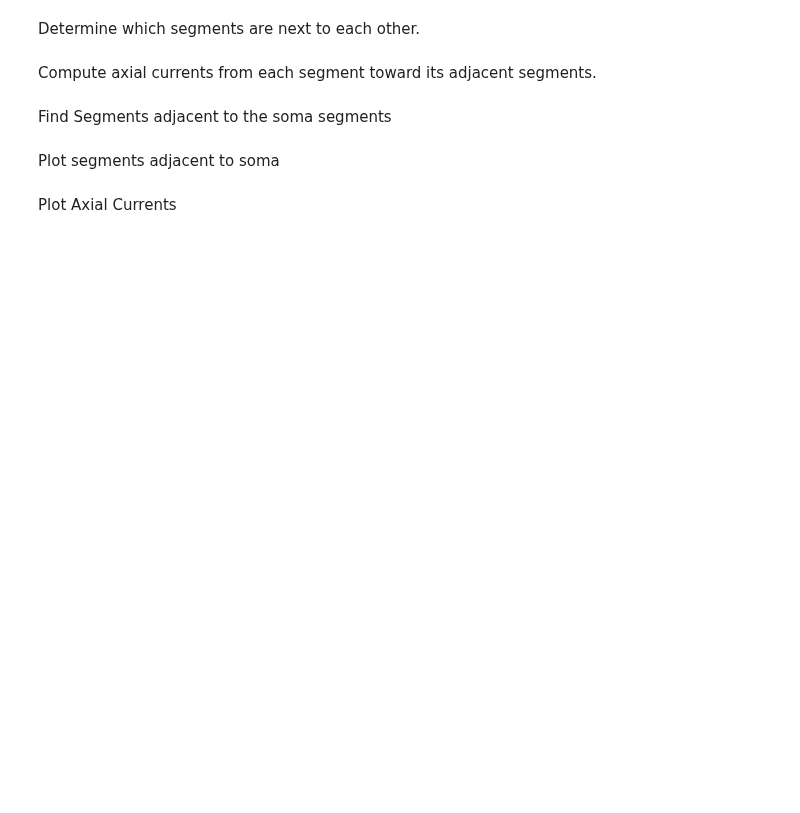
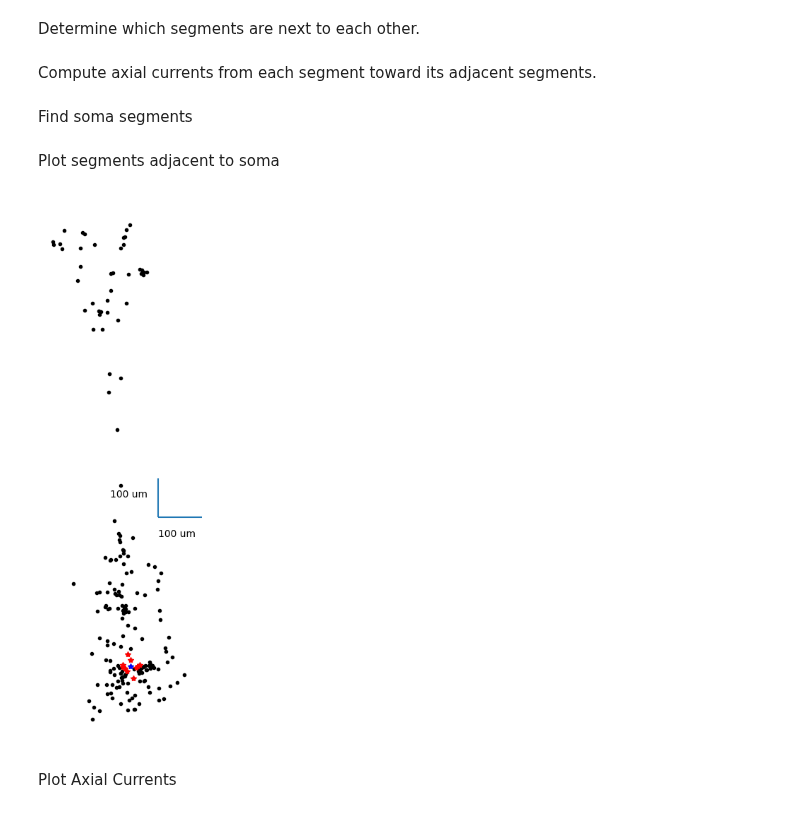
Before and after one commit to davidfague/Neural-Modeling, a Jupyter notebook: Soma_Axial_Currents.ipynb, the cells around one changed output. Cells and saved outputs as stored; diff of their text form; code cells hidden in the pictures; blank space fills up the shorter version.

```diff
--- a/Soma_Axial_Currents.ipynb
+++ b/Soma_Axial_Currents.ipynb
@@ -170,13 +150,13 @@ for i in range(len(segIDs)):
 Compute axial currents from each segment toward its adjacent segments.
 # %%
 #compute axial currents between all segments
-for probe in probes:
-  for adjprobe in probe.adjprobes:
-    axc=(probe.seg_v-adjprobe.seg_v)/(probe.halfsegRa+adjprobe.halfsegRa) #compute axial current using (v_in-v_out)/(halfsegRa+halfsegRa)
-    probe.axialcurrents.append(axc)
-    if [adjprobe] == probe.parentprobe:
-      probe.parentaxialcurrent.append(axc)
-    elif adjprobe in probe.childprobes:
-      probe.childrenaxialcurrents.append(axc)
+for seg in segments:
+  for adj_seg in seg.adj_segs:
+    axc = (seg.v - adj_seg.v) / (seg.seg_half_seg_Ra + adj_seg.seg_half_seg_Ra) #compute axial current using (v_in-v_out)/(halfsegRa+halfsegRa)
+    seg.axial_currents.append(axc)
+    if adj_seg in seg.parent_segs:
+      seg.parent_axial_currents.append(axc)
+    elif adj_seg in seg.child_segs:
+      seg.child_axial_currents.append(axc)
 # %% [markdown]
-Find Segments adjacent to the soma segments
+Find soma segments
@@ -202,24 +163,37 @@ for probe in adjsomaprobes:
+# %%
+#Find soma segments
+soma_segs = []
+for seg in segments:
+  if seg.Type == 'soma':
+    soma_segs.append(seg)
+if len(soma_segs) != 1:
+  raise(ValueError("There should be only one soma segment."))
 # %% [markdown]
 Plot segments adjacent to soma
 # %%
 plt.figure(figsize=(3,10))
-ax = plt.plot(AllSegXCoord, AllSegYCoord,'.',color='k',markersize=6)
+ax = plt.plot(segs['p0.5 x3d'], segs['p0.5 y3d'],'.',color='black',markersize=6)
 plt.vlines(110,400,500)
 plt.text(0,450,'100 um')
 plt.hlines(400,110,210)
 plt.text(110,350,'100 um')
 plt.xticks([])
 plt.yticks([])
 plt.box(False)
 
-for probe in adjsomaprobes:
-  plt.plot(AllSegXCoord[probe.seg],
-         AllSegYCoord[probe.seg],
-         '*',color=probe.color)
+# plot segments that are adjacent to soma segments
+for soma_seg in soma_segs:
+  for adj_seg in soma_seg.adj_segs:
+    plt.plot(adj_seg.p0_5_x3d,
+          adj_seg.p0_5_y3d,
+          '*',color='red')
 
-for probe in somaprobes:
-  plt.plot(AllSegXCoord[probe.seg],
-         AllSegYCoord[probe.seg],
+# plot soma segment
+for seg in soma_segs:
+  plt.plot(seg.p0_5_x3d,
+         seg.p0_5_y3d,
          '*',color='blue')
+# %% [output]
+[figure, added]
 # %% [markdown]
 Plot Axial Currents
```
Also changed, not shown: parts of 18 cells of this notebook.
